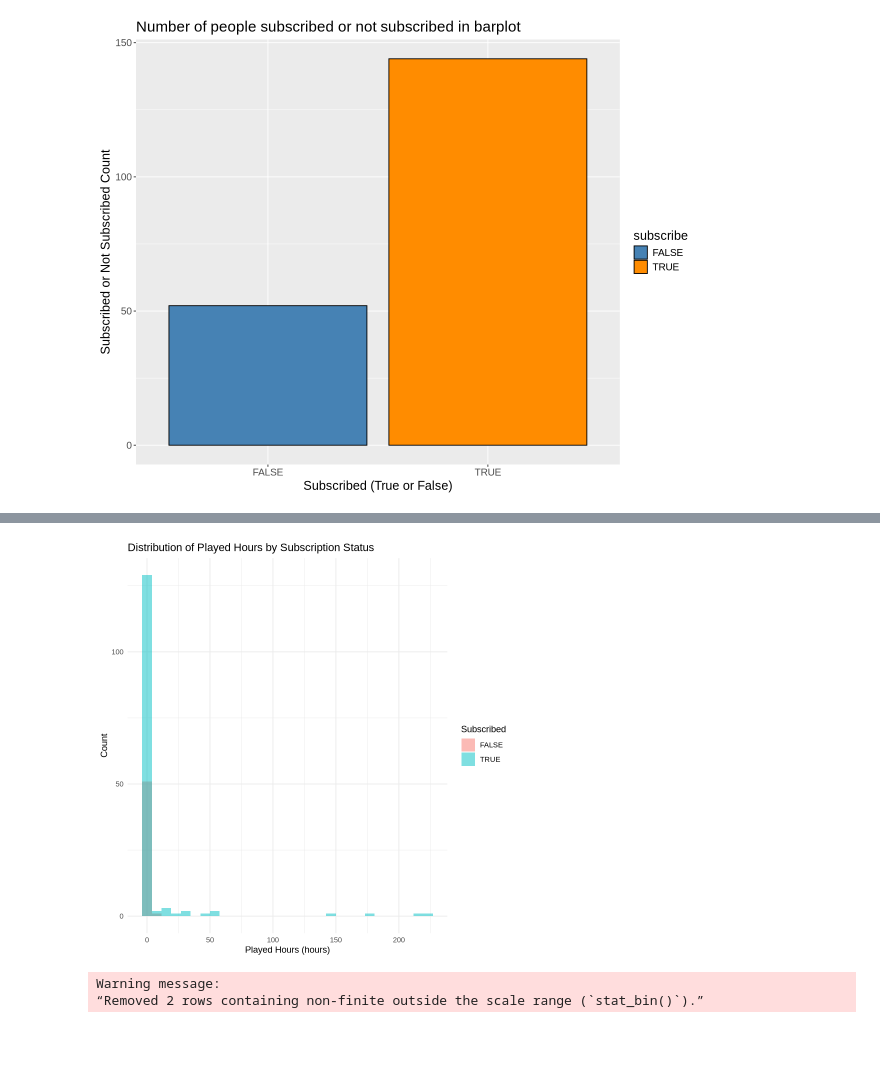
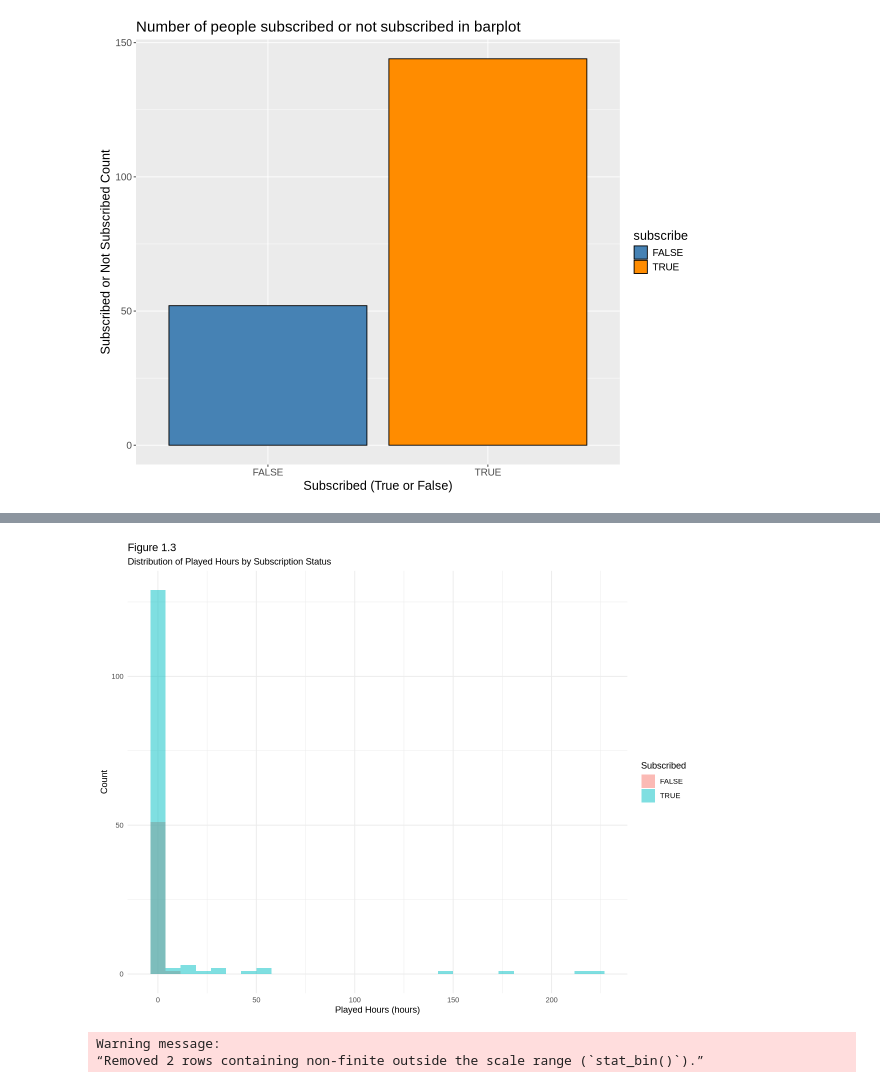
Before and after one commit to yuguogm/dsci_100_final_project, a Jupyter notebook: Final_report.ipynb, the cells around one changed output, grey strips where cells are left out. Drawn from its saved outputs; the diff is of its cells as text; code cells hidden in the pictures; blank space fills up the shorter version.

```diff
--- a/Final_report.ipynb
+++ b/Final_report.ipynb
@@ -201,13 +194,14 @@ ggplot(players_tidy, aes(x = played_hours)) +
 # %%
 ggplot(players_tidy, aes(x = played_hours, fill = subscribe)) +
   geom_histogram(position = "identity", alpha = 0.5, bins = 30) +
-  labs(title = "Distribution of Played Hours by Subscription Status",
+  labs(title = "Figure 1.3", subtitle = "Distribution of Played Hours by Subscription Status",
        x = "Played Hours (hours)",
        y = "Count",
-       fill = "Subscribed") +
+       fill = "Subscribed",
+      ) +
   theme_minimal()
 # %% [output]
-[figure, old version]
+[figure, new version]
 # %%
 ggplot(players_tidy, aes(x = Age, fill = subscribe)) +
   geom_histogram(position = "identity", alpha = 0.6, bins = 20) +
```
Also changed, not shown: parts of 3 cells of this notebook.
